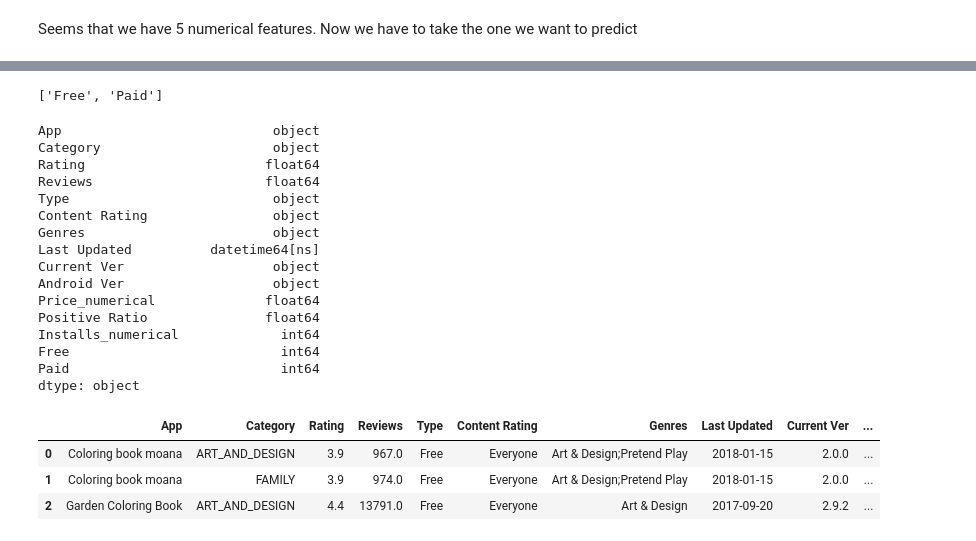
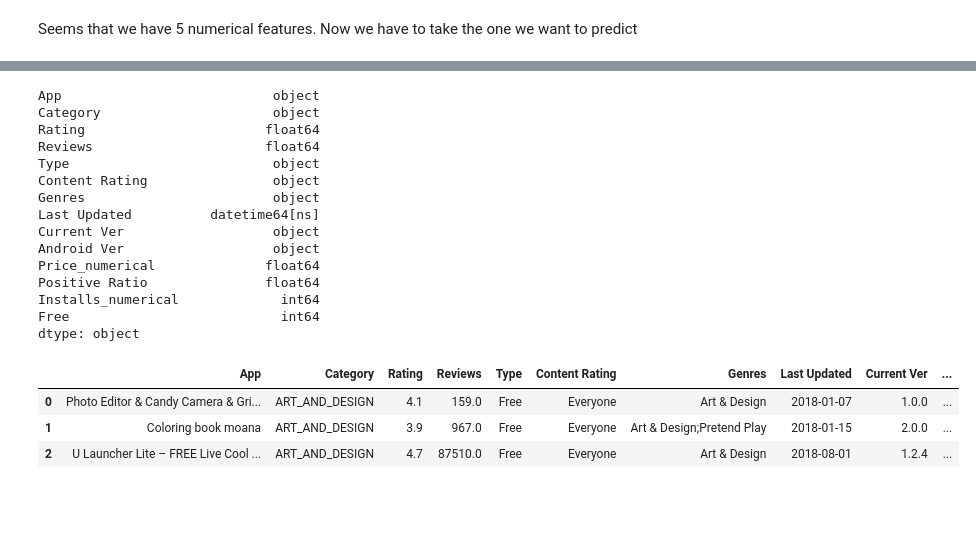
Before and after one commit to ironhack-datalabs/mad-oct-2018, a Jupyter notebook: module-3/lab-supervised-learning-feature-extraction/your-code/main.ipynb, the cells around one changed output, grey strips where cells are left out. Saved outputs shown, nothing was run; the diff lists cells and outputs as text; code cells hidden in the pictures; blank space fills up the shorter version.

```diff
--- a/module-3/lab-supervised-learning-feature-extraction/your-code/main.ipynb
+++ b/module-3/lab-supervised-learning-feature-extraction/your-code/main.ipynb
@@ -643,32 +643,27 @@ display(google_work_temp.head(3))
 # %%
 # Installs_numerical
 list_num_ins=[]
-for item in google_work['Installs']:
+for item in google_work_temp['Installs']:
     if '+' in item:
         list_num_ins.append(int(item.split('+')[0].replace(',','')))
     else:
         list_num_ins.append(int(item.replace(',','')))
 # %%
-google_work['Installs_numerical']=list_num_ins
+google_work_temp['Installs_numerical']=list_num_ins
 # %%
 # Now drop Installs feature
-google_work.drop(columns=['Installs'],axis=1,inplace=True)
+google_work_temp.drop(columns=['Installs'],axis=1,inplace=True)
 # %%
-# Now lets categorize the Type feature
-types_unique=google_work['Type'].unique().tolist()
-
-display(types_unique)
+# Now lets categorize the Type feature to Free or not Free (1 or 0)
+types_unique=['Free']
 
 for item in types_unique:
-    google_work[item]=0
+    google_work_temp[item]=0
 
 for item in types_unique:
-    google_work.loc[google_work['Type'].str.contains(item),item]=1
-    google_work.loc[~google_work['Type'].str.contains(item),item]=0
+    google_work_temp.loc[google_work_temp['Type'].str.contains(item),item]=1
-# %% [output]
-['Free', 'Paid']
 # %%
-display(google_work.dtypes)
+display(google_work_temp.dtypes)
 # %% [output]
 App                           object
 Category                      object
@@ -684,12 +679,11 @@ Price_numerical              float64
 Positive Ratio               float64
 Installs_numerical             int64
 Free                           int64
-Paid                           int64
 dtype: object
 # %%
-display(google_work.head(3))
+display(google_work_temp.head(3))
 # %% [output]
 |  | App | Category | Rating | Reviews | Type | Content Rating | Genres | Last Updated | Current Ver | ... |
-| 0 | Coloring book moana | ART_AND_DESIGN | 3.9 | 967.0 | Free | Everyone | Art & Design;Pretend Play | 2018-01-15 | 2.0.0 | ... |
-| 1 | Coloring book moana | FAMILY | 3.9 | 974.0 | Free | Everyone | Art & Design;Pretend Play | 2018-01-15 | 2.0.0 | ... |
-| 2 | Garden Coloring Book | ART_AND_DESIGN | 4.4 | 13791.0 | Free | Everyone | Art & Design | 2017-09-20 | 2.9.2 | ... |
+| 0 | Photo Editor & Candy Camera & Gri... | ART_AND_DESIGN | 4.1 | 159.0 | Free | Everyone | Art & Design | 2018-01-07 | 1.0.0 | ... |
+| 1 | Coloring book moana | ART_AND_DESIGN | 3.9 | 967.0 | Free | Everyone | Art & Design;Pretend Play | 2018-01-15 | 2.0.0 | ... |
+| 2 | U Launcher Lite – FREE Live Cool ... | ART_AND_DESIGN | 4.7 | 87510.0 | Free | Everyone | Art & Design | 2018-08-01 | 1.2.4 | ... |
```
Also changed, not shown: parts of 21 cells of this notebook.
